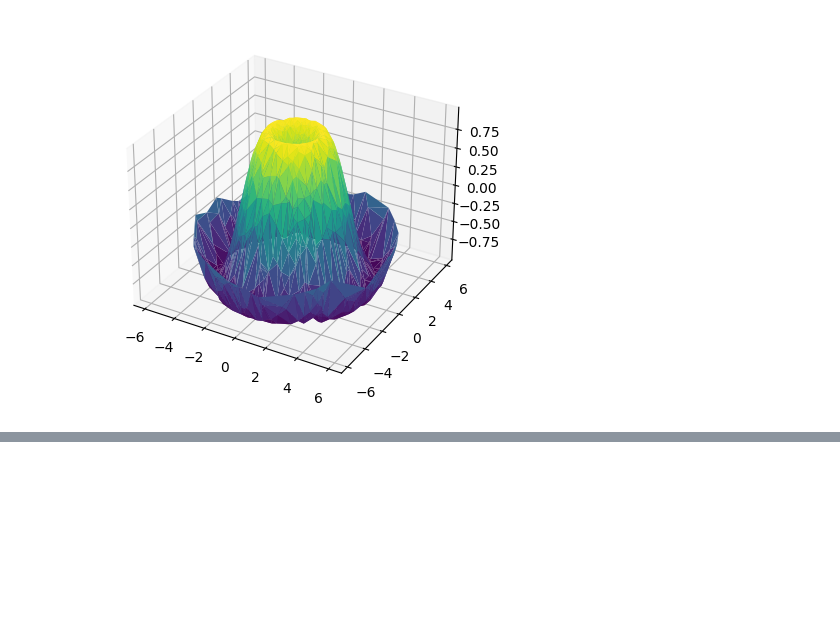
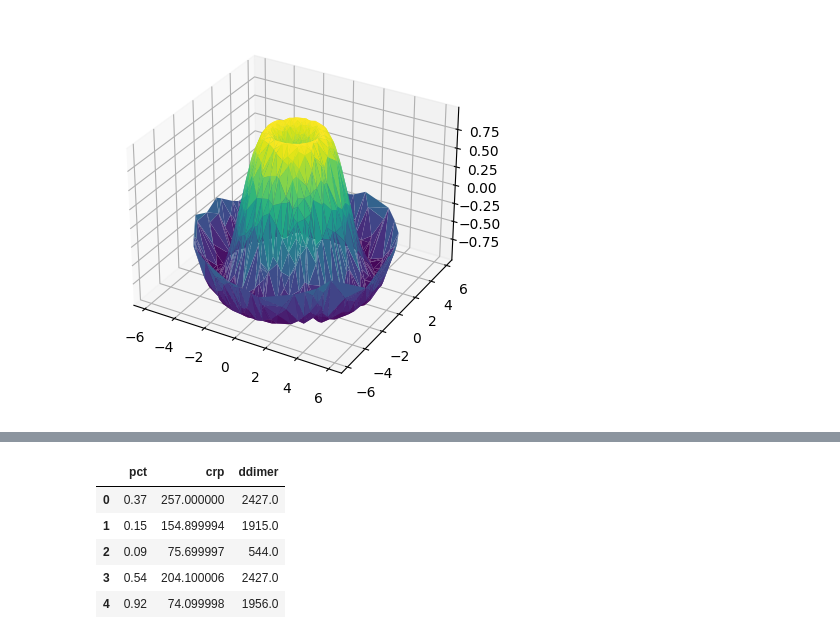
Before and after one commit to wujinja-cgu/Support-Vector-Machine, a Jupyter notebook: 3d_Plotting_using_matplotlib.ipynb, the cells around one changed output, grey strips where cells are left out. Cells and saved outputs as stored; diff of their text form; code cells hidden in the pictures; blank space fills up the shorter version.

```diff
--- a/3d_Plotting_using_matplotlib.ipynb
+++ b/3d_Plotting_using_matplotlib.ipynb
@@ -96,0 +111,11 @@ HTTPError: ignored
+# %%
+X = sepsis[['pct', 'crp', 'ddimer']]  # we only take the first three features.
+Y = sepsis.death
+X.head()
+# %% [output]
+|  | pct | crp | ddimer |
+| 0 | 0.37 | 257.000000 | 2427.0 |
+| 1 | 0.15 | 154.899994 | 1915.0 |
+| 2 | 0.09 | 75.699997 | 544.0 |
+| 3 | 0.54 | 204.100006 | 2427.0 |
+| 4 | 0.92 | 74.099998 | 1956.0 |
```
Also changed, not shown: parts of 7 cells of this notebook.
